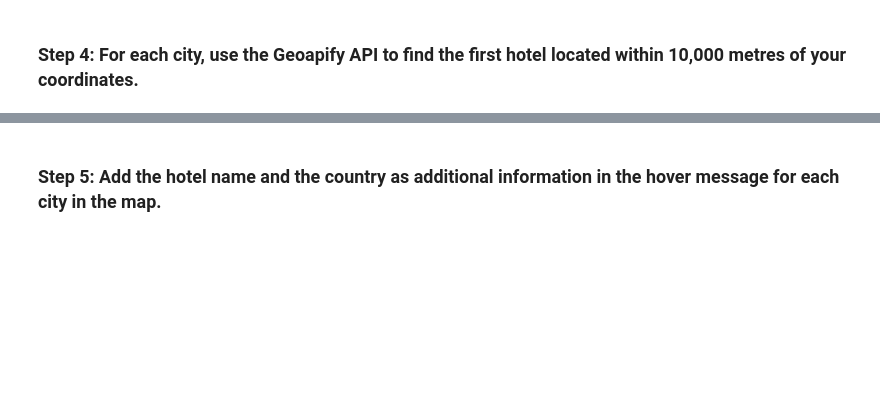
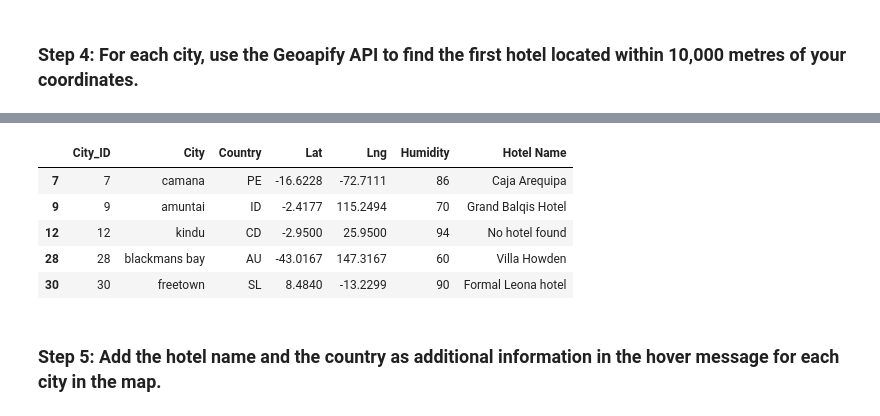
Before and after one commit to Abhidnya05/python-api-challenge, a Jupyter notebook: Vacation.ipynb, the cells around one changed output, grey strips where cells are left out. Saved outputs shown, nothing was run; the diff lists cells and outputs as text; code cells hidden in the pictures; blank space fills up the shorter version.

```diff
--- a/Vacation.ipynb
+++ b/Vacation.ipynb
@@ -137,69 +128,46 @@ hotel_df
 #geoapify_key = "eb43efe87ad84d32a9e4cb0f86666dfc"
 # %%
 # Set parameters to search for a hotel
-radius  = 100000000
-#limit   = 100000000
-#filters = f"circle:{radius}"
-#bias    = f"proximity:{radius}"
-# YOUR CODE HERE
-#params = {    "filter":filters,
-#    "limit":limit,
-#    "bias":bias,
-#    "apiKey": geoapify_key
-    # YOUR CODE HERE
-#}
-params = {"categories":"airport",
-          "apiKey": geoapify_key,
-          "limit":20 }
+radius = 10000
+params = {'categories':'accommodation.hotel',\
+         'filter':'',\
+         'bias':'',\
+         'apiKey':geoapify_key,\
+         'limit':1}
 
 # Print a message to follow up the hotel search
 print("Starting hotel search")
 
 # Iterate through the hotel_df DataFrame
-for city, row in hotel_df.iterrows():
+for index, row in hotel_df.iterrows():
     # get latitude, longitude from the DataFrame
-
-    lat = hotel_df.loc[city, "Lat"]
-    lng = hotel_df.loc[city, "Lng"]
-    # YOUR CODE HERE
+    lon = row['Lng']
+    lat = row['Lat']
 
     # Add filter and bias parameters with the current city's latitude and longitude to the params dictionary
-    #params["filter"] = f"Lat.restaurant.{lat},{lng}"
-    #params["filter"] = f"Lat.restaurant.{lng}"
-    #params["bias"]   = f"Lat.restaurant.{lat},{lng}"
-    #params["bias"]   = f"Lat.restaurant.{lng}"
-    #print(params)
-    #params["filter"] = # YOUR CODE HERE
-    #params["bias"] = # YOUR CODE HERE
-
-    # Add the current city's latitude and longitude to the params dictionary
-    params["filter"] = f"circle:{lng},{lat},{radius}"
-    params["bias"] = f"proximity:{lng},{lat}"
+    params["filter"] = f'circle:{lon},{lat},{radius}'
+    params["bias"]  = f'proximity:{lon},{lat}'
 
     # Set base URL
     base_url = "https://api.geoapify.com/v2/places"
 
     # Make and API request using the params dictionaty
-    #name_address = # YOUR CODE HERE
     name_address = requests.get(base_url, params=params)
 
     # Convert the API response to JSON format
-    #name_address = # YOUR CODE HERE
     name_address = name_address.json()
 
-    print(name_address)
-
     # Grab the first hotel from the results and store the name in the hotel_df DataFrame
-    #try:
-    #    hotel_df.loc[city, "Hotel Name"] = name_address["features"][0]["properties"]["name"]
-    #except (KeyError, IndexError):
+    try:
+        hotel_df.loc[index, "Hotel Name"] = name_address["features"][0]["properties"]["name"]
+    except (KeyError, IndexError):
         # If no hotel is found, set the hotel name as "No hotel found".
-    #    hotel_df.loc[city, "Hotel Name"] = "No hotel found"
+        hotel_df.loc[index, "Hotel Name"] = "No hotel found"
 
     # Log the search results
-    #print(f"{hotel_df.loc[city, 'City']} - nearest hotel: {hotel_df.loc[city, 'Hotel Name']}")
+    print(f"{hotel_df.loc[index, 'City']} - nearest hotel: {hotel_df.loc[index, 'Hotel Name']}")
 
-# Display sample data
-hotel_df
+# # Display sample data
+hotel_df.head()
 # %% [output]
 Starting hotel search
@@ -222,2 +190,8 @@ Starting hotel search
+|  | City_ID | City | Country | Lat | Lng | Humidity | Hotel Name |
+| 7 | 7 | camana | PE | -16.6228 | -72.7111 | 86 | Caja Arequipa |
+| 9 | 9 | amuntai | ID | -2.4177 | 115.2494 | 70 | Grand Balqis Hotel |
+| 12 | 12 | kindu | CD | -2.9500 | 25.9500 | 94 | No hotel found |
+| 28 | 28 | blackmans bay | AU | -43.0167 | 147.3167 | 60 | Villa Howden |
+| 30 | 30 | freetown | SL | 8.4840 | -13.2299 | 90 | Formal Leona hotel |
 # %% [markdown]
 ### Step 5: Add the hotel name and the country as additional information in the hover message for each city in the map.
```
Also changed, not shown: parts of 7 cells of this notebook, 16 other files.
